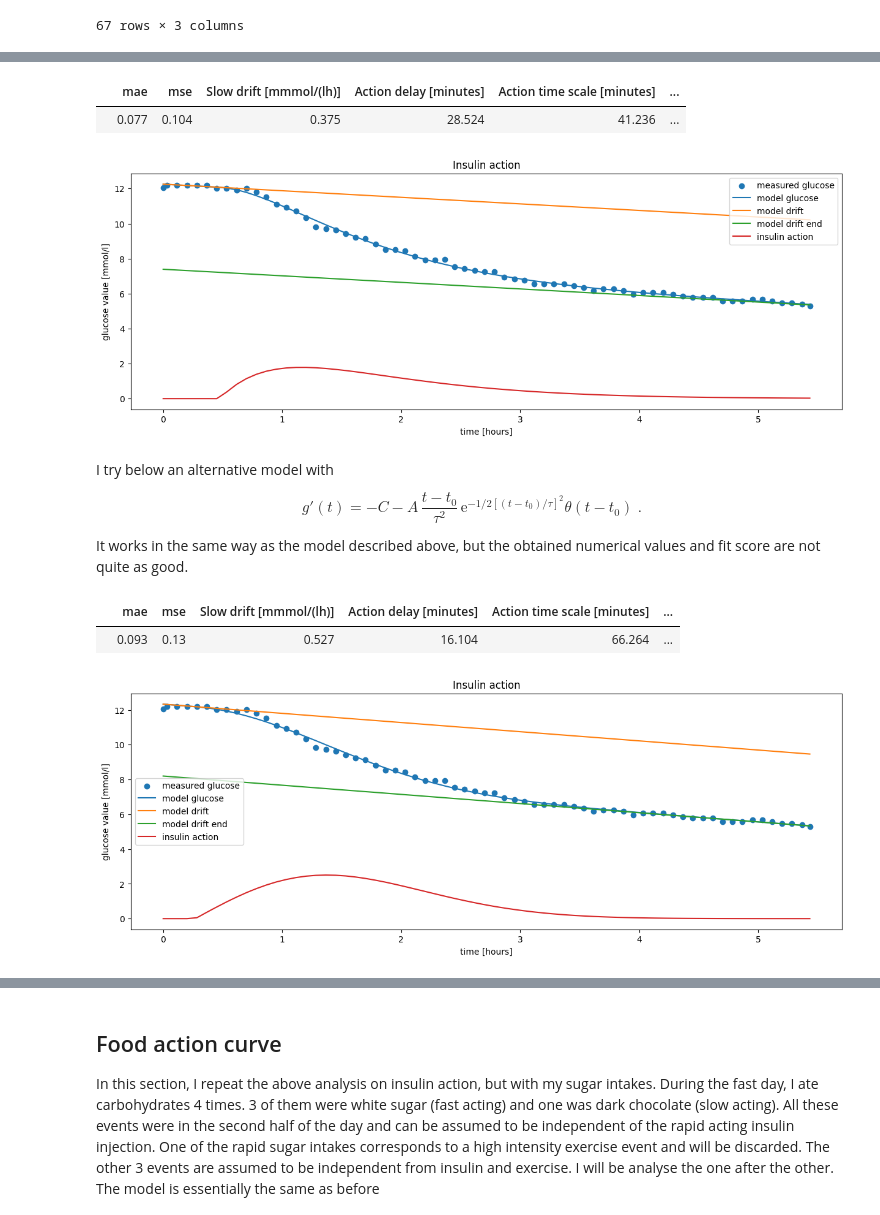
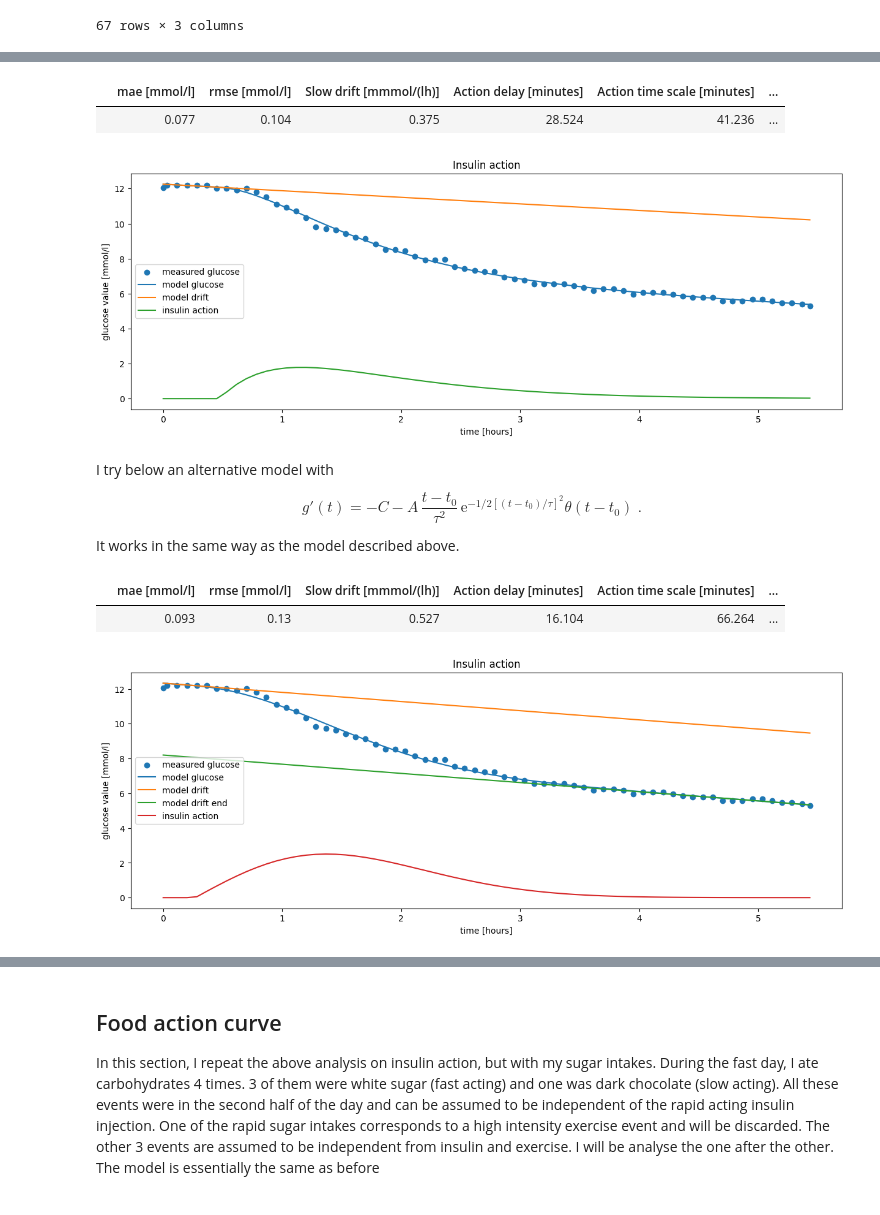
Before and after one commit to sethyvenatem/blood_sugar_fast_day, a Jupyter notebook: fast_day.ipynb, the cells around one changed output, grey strips where cells are left out. Saved outputs shown, nothing was run; the diff lists cells and outputs as text; code cells hidden in the pictures.

```diff
--- a/fast_day.ipynb
+++ b/fast_day.ipynb
@@ -291,43 +308,42 @@ def insulin_action(t,C, g0,t0,A,tau):
     return tau*A*(t-t0)*theta(t-t0)*np.exp(-(t-t0)/tau)/(tau**2)
 
 epsilon = 0.2
 def to_zero(x):
     # finding x so that this returns zero provides the time when the glucose level has decreased by 1-epsilon.
     return (1+x)*np.exp(-x)-epsilon
 
 popt, _ = curve_fit(tofit, data['elapsed_time_h'],data['calibrated_glucose'], p0 = [0, 12,0.75,11.5,0.6])
 time_solution = fsolve(to_zero, 1)
 
 fig, axs = plt.subplots(1)
 fig.set_figheight(5)
 fig.set_figwidth(15)
 
 axs.scatter(data['elapsed_time_h'],data['calibrated_glucose'], label = 'measured glucose')
 axs.plot(data['elapsed_time_h'],tofit(data['elapsed_time_h'], *popt), label = 'model glucose')
 axs.plot(data['elapsed_time_h'],popt[1]- popt[0]*data['elapsed_time_h'], label = 'model drift')
-axs.plot(data['elapsed_time_h'],popt[1]- popt[0]*data['elapsed_time_h']-popt[3], label = 'model drift end')
 axs.plot(data['elapsed_time_h'],insulin_action(data['elapsed_time_h'], *popt), label = 'insulin action')
 axs.set_xlabel('time [hours]')
 axs.set_ylabel('glucose value [mmol/l]')
 axs.set_title('Insulin action')
 axs.legend();
 
-columns = ['mae','mse','Slow drift [mmmol/(lh)]','Action delay [minutes]','Action time scale [minutes]',
+columns = ['mae [mmol/l]','rmse [mmol/l]','Slow drift [mmmol/(lh)]','Action delay [minutes]','Action time scale [minutes]',
                'Total glucose decrease [mmol/l]','Time to '+str(100*(1-epsilon))+'% [hours]']
 values = ([np.abs(data['calibrated_glucose']-tofit(data['elapsed_time_h'], *popt)).mean(),
 (((data['calibrated_glucose']-tofit(data['elapsed_time_h'], *popt))**2).mean()**0.5),
 popt[0], popt[2]*60, popt[4]*60, popt[3],popt[2]+popt[4]*time_solution[0]])
 round(pd.DataFrame([values],columns = columns, index = ['']),3)
 # %% [output]
-|  | mae | mse | Slow drift [mmmol/(lh)] | Action delay [minutes] | Action time scale [minutes] | ... |
+|  | mae [mmol/l] | rmse [mmol/l] | Slow drift [mmmol/(lh)] | Action delay [minutes] | Action time scale [minutes] | ... |
 |  | 0.077 | 0.104 | 0.375 | 28.524 | 41.236 | ... |
-[figure, old version]
+[figure, new version]
 # %% [markdown]
 I try below an alternative model with
 
 $$ g'(t) = - C - A \, \frac{t-t_0}{\tau^2} \, \text{e}^{-1/2[(t-t_0)/\tau]^2} \theta(t-t_0)  \;.$$
 
-It works in the same way as the model described above, but the obtained numerical values and fit score are not quite as good.
+It works in the same way as the model described above.
 # %%
 def tofit_square(t,C, g0,t0,A,tau):
     # This is an alternative model.
@@ -355,14 +371,14 @@ axs.set_ylabel('glucose value [mmol/l]')
 axs.set_title('Insulin action')
 axs.legend();
 
-columns = ['mae','mse','Slow drift [mmmol/(lh)]','Action delay [minutes]','Action time scale [minutes]',
+columns = ['mae [mmol/l]','rmse [mmol/l]','Slow drift [mmmol/(lh)]','Action delay [minutes]','Action time scale [minutes]',
                'Total glucose decrease [mmol/l]','Time to '+str(100*(1-epsilon))+'% [hours]']
 values = ([np.abs(data['calibrated_glucose']-tofit_square(data['elapsed_time_h'], *popt)).mean(),
 (((data['calibrated_glucose']-tofit_square(data['elapsed_time_h'], *popt))**2).mean()**0.5),
 popt[0], popt[2]*60, popt[4]*60, popt[3],popt[2]+popt[4]*time_solution[0]])
 round(pd.DataFrame([values],columns = columns, index = ['']),3)
 # %% [output]
-|  | mae | mse | Slow drift [mmmol/(lh)] | Action delay [minutes] | Action time scale [minutes] | ... |
+|  | mae [mmol/l] | rmse [mmol/l] | Slow drift [mmmol/(lh)] | Action delay [minutes] | Action time scale [minutes] | ... |
 |  | 0.093 | 0.13 | 0.527 | 16.104 | 66.264 | ... |
 [figure]
 # %% [markdown]
```
Also changed, not shown: parts of 7 cells of this notebook.
